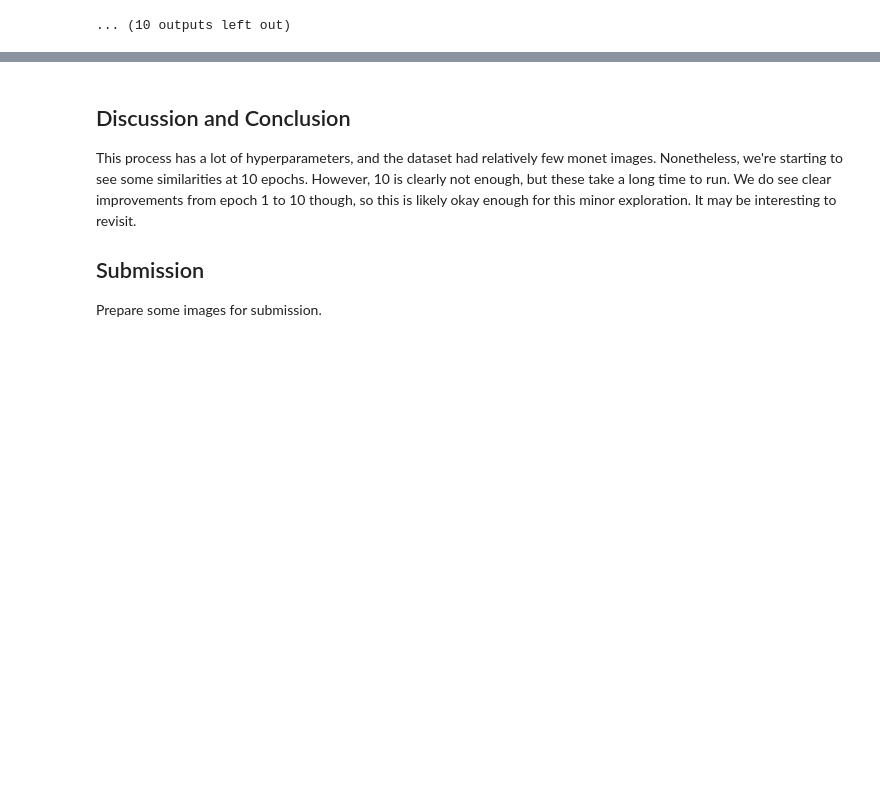
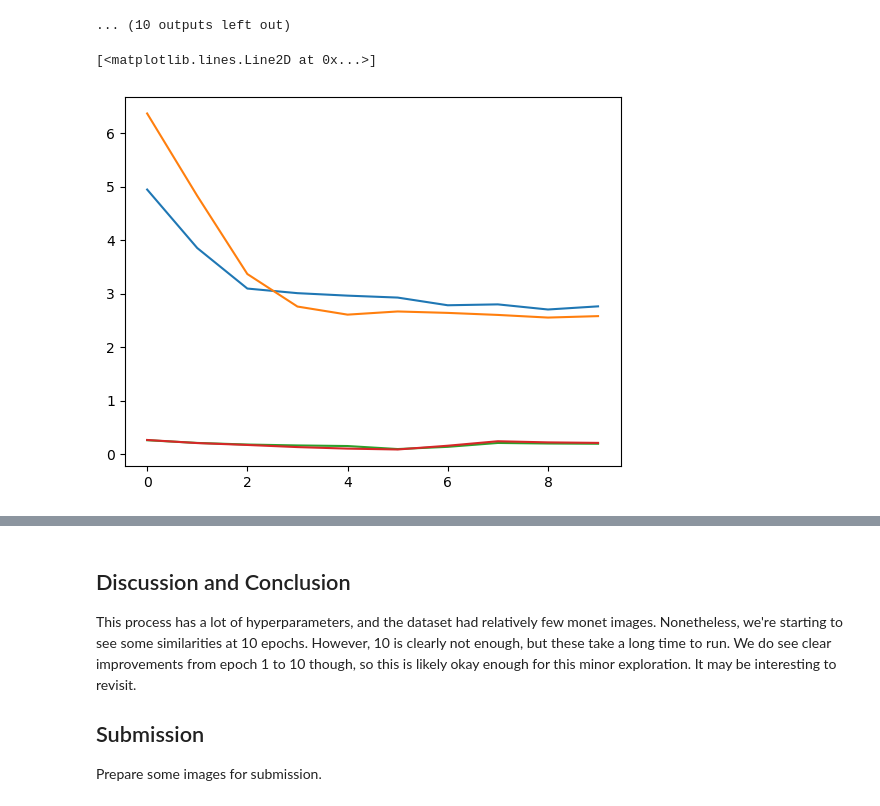
Before and after one commit to birm/cycle-gan-exploration, a Jupyter notebook: gan-transfer-exploration.ipynb, the cells around one changed output, grey strips where cells are left out. Cells and saved outputs as stored; diff of their text form; code cells hidden in the pictures; blank space fills up the shorter version.

Commit message:
add history plot and analysis to gan-transfer-exploration.ipynb

```diff
--- a/gan-transfer-exploration.ipynb
+++ b/gan-transfer-exploration.ipynb
@@ -572,0 +571,12 @@ G_losses = []
+# %%
+G_losses = [4.9438,3.8508,3.0935,3.0074,2.9611,2.9250,2.7813,2.7978,2.7021,2.7609]
+F_losses = [6.3651,4.8256,3.3651,2.7573,2.6061,2.6654,2.6387,2.6007,2.5513,2.5784]
+DX_losses = [0.2594,0.2086,0.1787,0.1617,0.1507,0.0944,0.1358,0.2084,0.1979,0.1935]
+DY_losses = [0.2642,0.2062,0.1710,0.1310,0.1026,0.0864,0.1565,0.2402,0.2189,0.2096]
+plt.plot(G_losses)
+plt.plot(F_losses)
+plt.plot(DX_losses)
+plt.plot(DY_losses)
+# %% [output]
+[<matplotlib.lines.Line2D at 0x...>]
+[figure, added]
```
Also changed, not shown: parts of 2 cells of this notebook.
